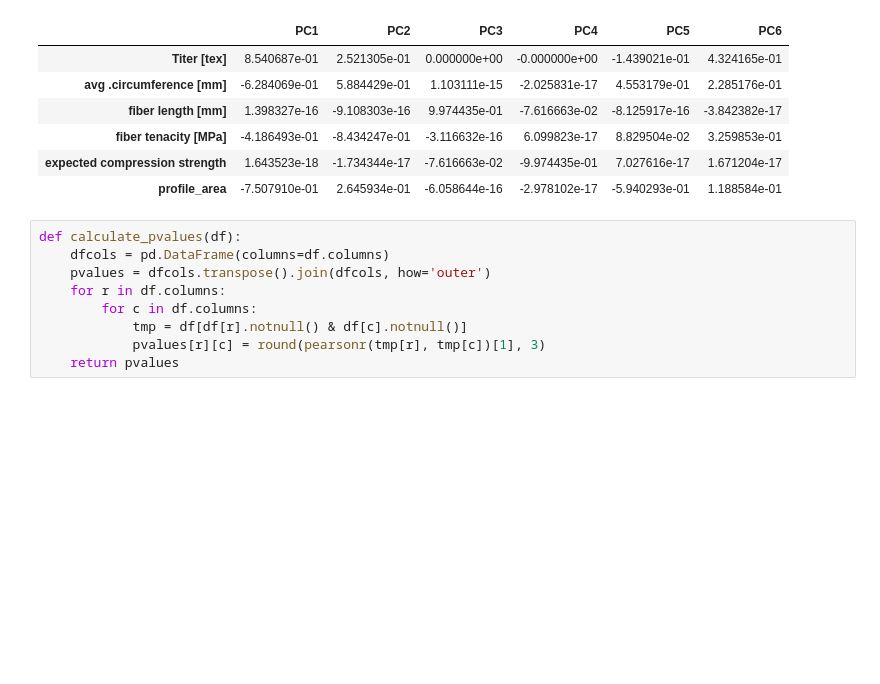
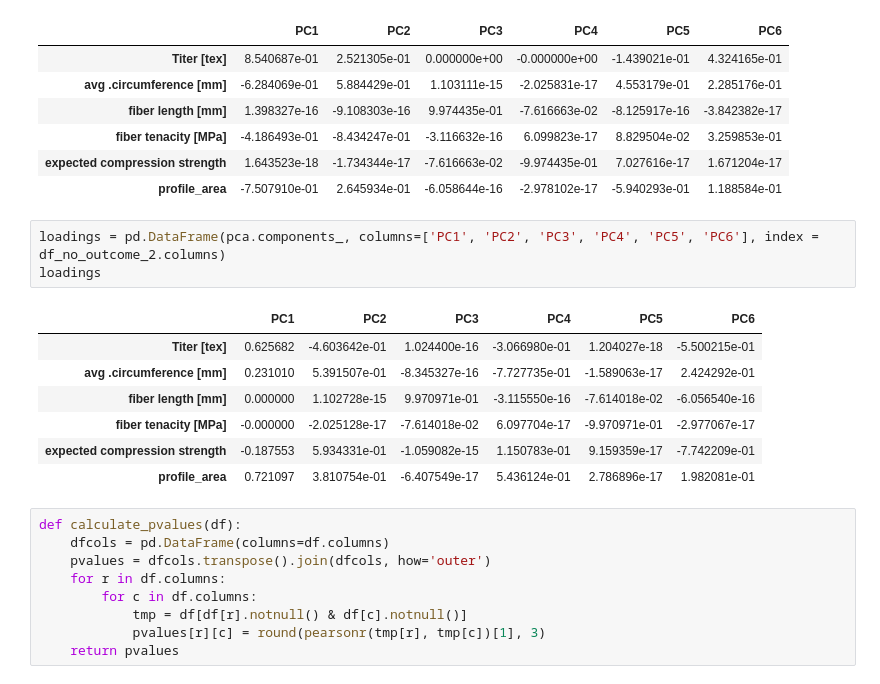
Before and after one commit to usamike25/esc_403, a Jupyter notebook: project/DataScience_Project_EDA.ipynb, the cells around one changed output. Drawn from its saved outputs; the diff is of its cells as text; blank space fills up the shorter version.

```diff
--- a/project/DataScience_Project_EDA.ipynb
+++ b/project/DataScience_Project_EDA.ipynb
@@ -277,6 +288,17 @@ loadings
 | fiber tenacity [MPa] | -4.186493e-01 | -8.434247e-01 | -3.116632e-16 | 6.099823e-17 | 8.829504e-02 | 3.259853e-01 |
 | expected compression strength | 1.643523e-18 | -1.734344e-17 | -7.616663e-02 | -9.974435e-01 | 7.027616e-17 | 1.671204e-17 |
 | profile_area | -7.507910e-01 | 2.645934e-01 | -6.058644e-16 | -2.978102e-17 | -5.940293e-01 | 1.188584e-01 |
+# %%
+loadings = pd.DataFrame(pca.components_, columns=['PC1', 'PC2', 'PC3', 'PC4', 'PC5', 'PC6'], index = df_no_outcome_2.columns)
+loadings
+# %% [output]
+|  | PC1 | PC2 | PC3 | PC4 | PC5 | PC6 |
+| Titer [tex] | 0.625682 | -4.603642e-01 | 1.024400e-16 | -3.066980e-01 | 1.204027e-18 | -5.500215e-01 |
+| avg .circumference [mm] | 0.231010 | 5.391507e-01 | -8.345327e-16 | -7.727735e-01 | -1.589063e-17 | 2.424292e-01 |
+| fiber length [mm] | 0.000000 | 1.102728e-15 | 9.970971e-01 | -3.115550e-16 | -7.614018e-02 | -6.056540e-16 |
+| fiber tenacity [MPa] | -0.000000 | -2.025128e-17 | -7.614018e-02 | 6.097704e-17 | -9.970971e-01 | -2.977067e-17 |
+| expected compression strength | -0.187553 | 5.934331e-01 | -1.059082e-15 | 1.150783e-01 | 9.159359e-17 | -7.742209e-01 |
+| profile_area | 0.721097 | 3.810754e-01 | -6.407549e-17 | 5.436124e-01 | 2.786896e-17 | 1.982081e-01 |
 # %%
 def calculate_pvalues(df):
     dfcols = pd.DataFrame(columns=df.columns)
```
Also changed, not shown: parts of 4 cells of this notebook.
